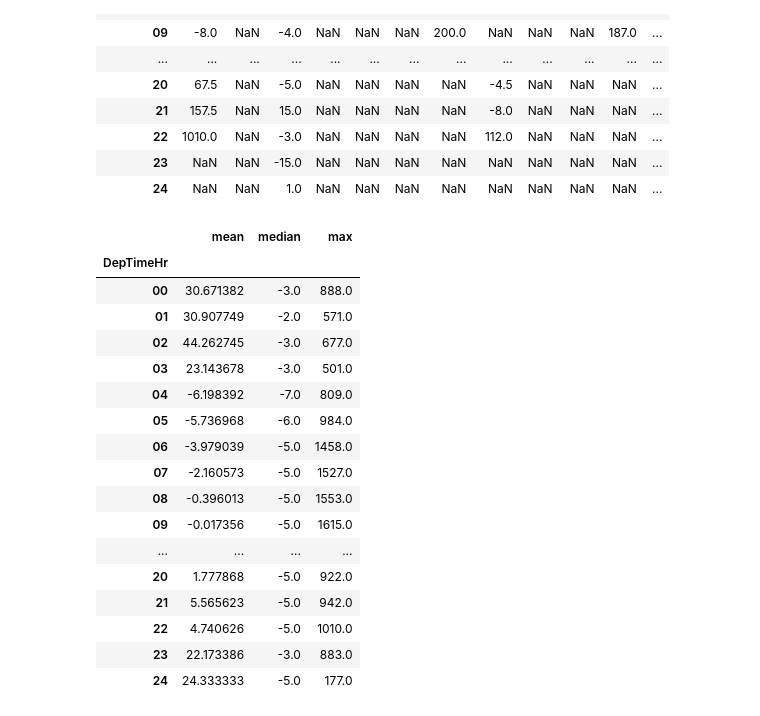
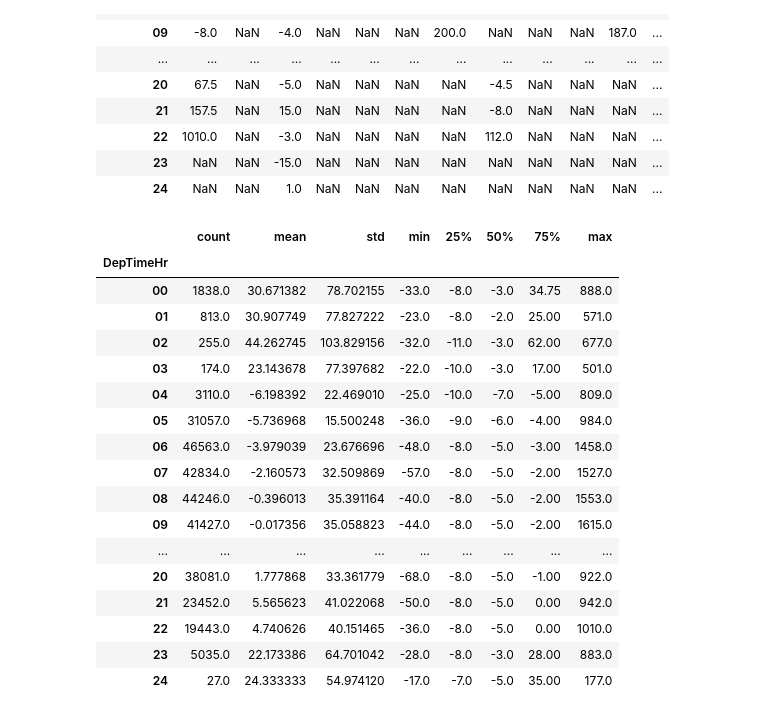
Before and after one commit to jorgegmartin/Master_Data_Science, a Jupyter notebook: 05_Data_Science_con_Python/02_advanced_pandas_INCLASS.ipynb, the cells around one changed output. Saved outputs shown, nothing was run; the diff lists cells and outputs as text; code cells hidden in the pictures.

```diff
--- a/05_Data_Science_con_Python/02_advanced_pandas_INCLASS.ipynb
+++ b/05_Data_Science_con_Python/02_advanced_pandas_INCLASS.ipynb
@@ -668,23 +668,23 @@ flights.pivot_table(index='DepTimeHr', columns='Origin', values='DepDelay', aggf
 | 23 | NaN | NaN | -15.0 | NaN | NaN | NaN | NaN | NaN | NaN | NaN | NaN | ... |
 | 24 | NaN | NaN | 1.0 | NaN | NaN | NaN | NaN | NaN | NaN | NaN | NaN | ... |
 # %%
-flights.groupby('DepTimeHr')['DepDelay'].agg(['mean', 'median', 'max'])
+flights.groupby('DepTimeHr')['DepDelay'].describe()
 # %% [output]
-|  | mean | median | max |
-| DepTimeHr |  |  |  |
-| 00 | 30.671382 | -3.0 | 888.0 |
-| 01 | 30.907749 | -2.0 | 571.0 |
-| 02 | 44.262745 | -3.0 | 677.0 |
-| 03 | 23.143678 | -3.0 | 501.0 |
-| 04 | -6.198392 | -7.0 | 809.0 |
-| 05 | -5.736968 | -6.0 | 984.0 |
-| 06 | -3.979039 | -5.0 | 1458.0 |
-| 07 | -2.160573 | -5.0 | 1527.0 |
-| 08 | -0.396013 | -5.0 | 1553.0 |
-| 09 | -0.017356 | -5.0 | 1615.0 |
-| ... | ... | ... | ... |
-| 20 | 1.777868 | -5.0 | 922.0 |
-| 21 | 5.565623 | -5.0 | 942.0 |
-| 22 | 4.740626 | -5.0 | 1010.0 |
-| 23 | 22.173386 | -3.0 | 883.0 |
-| 24 | 24.333333 | -5.0 | 177.0 |
+|  | count | mean | std | min | 25% | 50% | 75% | max |
+| DepTimeHr |  |  |  |  |  |  |  |  |
+| 00 | 1838.0 | 30.671382 | 78.702155 | -33.0 | -8.0 | -3.0 | 34.75 | 888.0 |
+| 01 | 813.0 | 30.907749 | 77.827222 | -23.0 | -8.0 | -2.0 | 25.00 | 571.0 |
+| 02 | 255.0 | 44.262745 | 103.829156 | -32.0 | -11.0 | -3.0 | 62.00 | 677.0 |
+| 03 | 174.0 | 23.143678 | 77.397682 | -22.0 | -10.0 | -3.0 | 17.00 | 501.0 |
+| 04 | 3110.0 | -6.198392 | 22.469010 | -25.0 | -10.0 | -7.0 | -5.00 | 809.0 |
+| 05 | 31057.0 | -5.736968 | 15.500248 | -36.0 | -9.0 | -6.0 | -4.00 | 984.0 |
+| 06 | 46563.0 | -3.979039 | 23.676696 | -48.0 | -8.0 | -5.0 | -3.00 | 1458.0 |
+| 07 | 42834.0 | -2.160573 | 32.509869 | -57.0 | -8.0 | -5.0 | -2.00 | 1527.0 |
+| 08 | 44246.0 | -0.396013 | 35.391164 | -40.0 | -8.0 | -5.0 | -2.00 | 1553.0 |
+| 09 | 41427.0 | -0.017356 | 35.058823 | -44.0 | -8.0 | -5.0 | -2.00 | 1615.0 |
+| ... | ... | ... | ... | ... | ... | ... | ... | ... |
+| 20 | 38081.0 | 1.777868 | 33.361779 | -68.0 | -8.0 | -5.0 | -1.00 | 922.0 |
+| 21 | 23452.0 | 5.565623 | 41.022068 | -50.0 | -8.0 | -5.0 | 0.00 | 942.0 |
+| 22 | 19443.0 | 4.740626 | 40.151465 | -36.0 | -8.0 | -5.0 | 0.00 | 1010.0 |
+| 23 | 5035.0 | 22.173386 | 64.701042 | -28.0 | -8.0 | -3.0 | 28.00 | 883.0 |
+| 24 | 27.0 | 24.333333 | 54.974120 | -17.0 | -7.0 | -5.0 | 35.00 | 177.0 |
```
Also changed, not shown: parts of 4 cells of this notebook, 1 other file.
